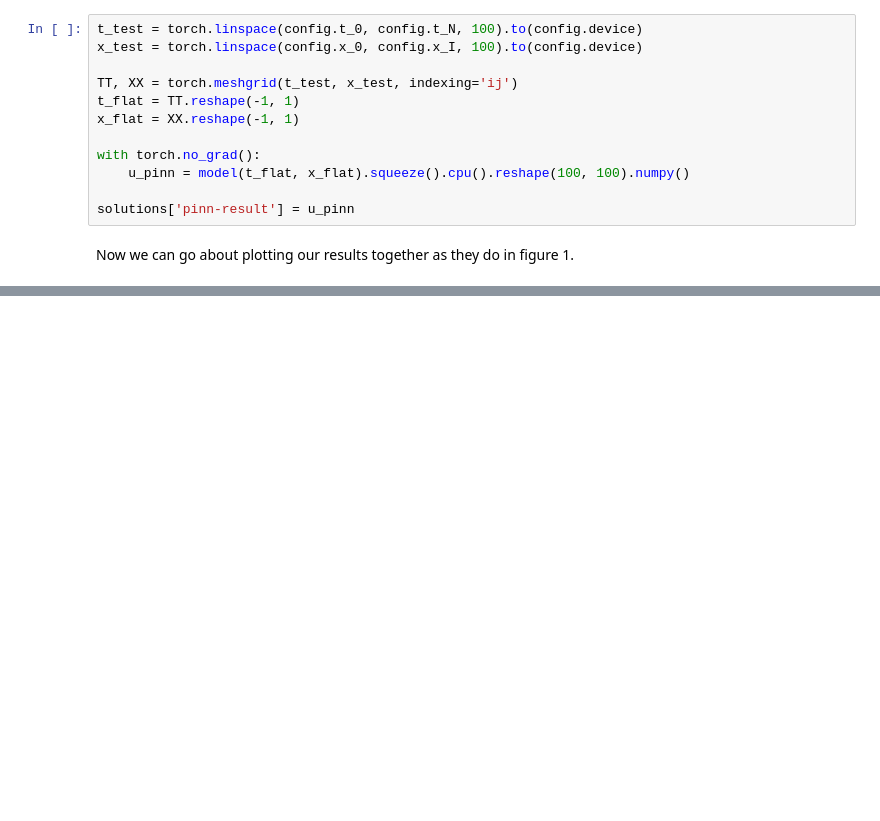
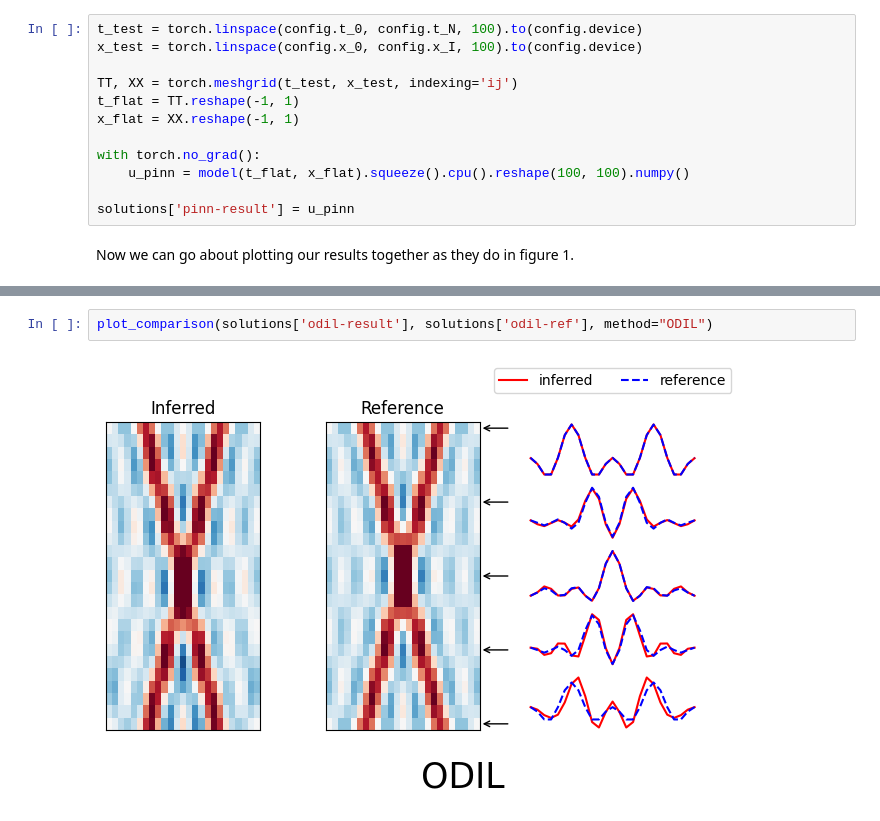
Before and after one commit to Commit2Cosmos/Transcranial-Ultrasound-ODIL, a Jupyter notebook: notebooks/reproduction/reproduction.ipynb, the cells around one changed output, grey strips where cells are left out. Drawn from its saved outputs; the diff is of its cells as text; blank space fills up the shorter version.

Commit message:
feat: comparison plots

```diff
--- a/notebooks/reproduction/reproduction.ipynb
+++ b/notebooks/reproduction/reproduction.ipynb
@@ -94,0 +140,4 @@ AttributeError: 'numpy.ndarray' object has no attribute 'type'
+# %%
+plot_comparison(solutions['odil-result'], solutions['odil-ref'], method="ODIL")
+# %% [output]
+[figure, added]
```
Also changed, not shown: parts of 3 cells of this notebook.
